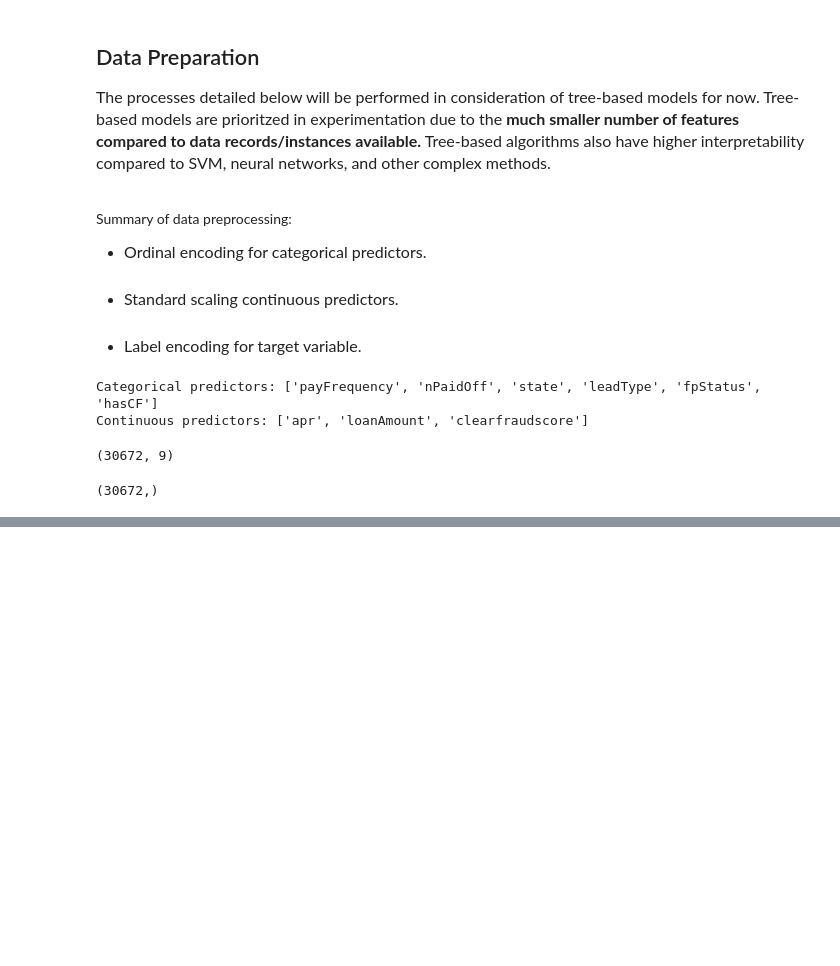
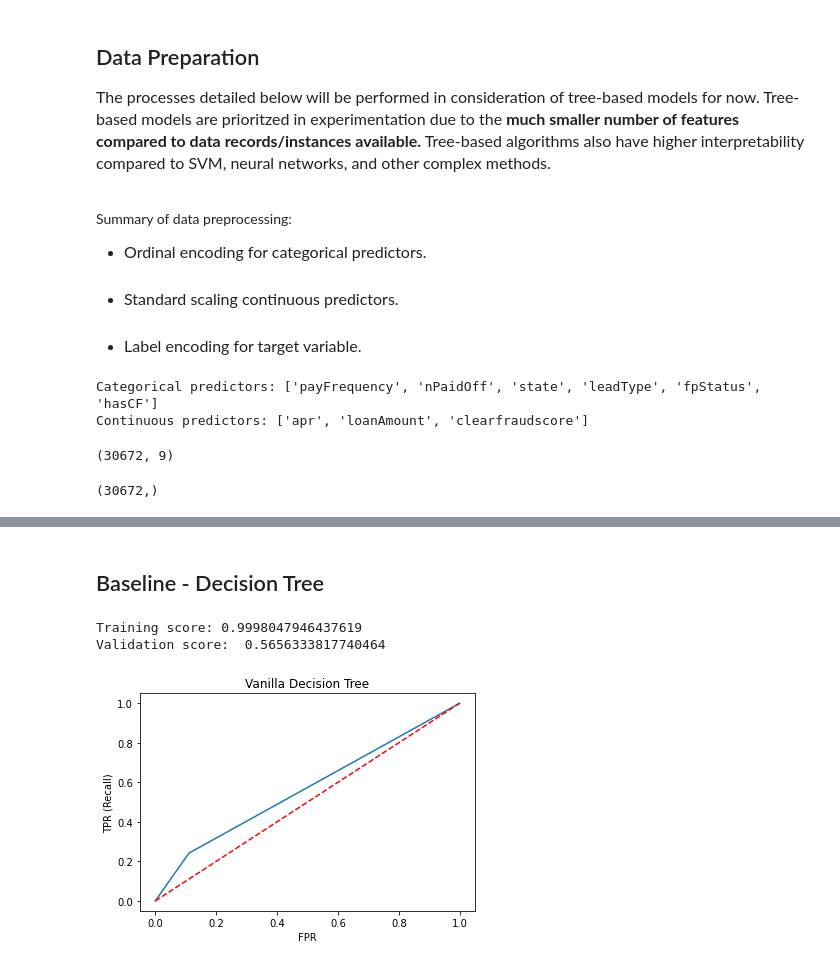
Before and after one commit to Mkho-cs/Loan-Repayment-EDA-Predictive, a Jupyter notebook: notebooks/modelling.ipynb, the cells around one changed output, grey strips where cells are left out. Cells and saved outputs as stored; diff of their text form; code cells hidden in the pictures; blank space fills up the shorter version.

Commit message:
Added vanilla baseline and novel models

```diff
--- a/notebooks/modelling.ipynb
+++ b/notebooks/modelling.ipynb
@@ -107,7 +106,7 @@ print(y_prep.shape)
 (30672,)
 # %%
 # Split into train-validation
-x_train, x_val, y_train, y_val = train_test_split(x_prep, y_prep, train_size=0.75, random_state=12345)
+x_train, x_val, y_train, y_val = train_test_split(x_prep, y_prep, test_size=0.3, random_state=12345)
 print(x_train.shape, x_val.shape)
 print(y_train.shape, y_val.shape)
 # %% [output]
@@ -115,0 +125,17 @@ print(y_train.shape, y_val.shape)
+# %%
+# Dictionary for utils functions
+train = {0: x_train, 1: y_train}
+val = {0: x_val, 1: y_val}
+# %% [markdown]
+## Baseline - Decision Tree
+# %%
+vanilla_dt = DecisionTreeClassifier()
+vanilla_dt.fit(x_train, y_train)
+train_roc_auc, val_roc_auc = mod.evaluate_roc_auc(vanilla_dt, train, val)
+print("Training score:", train_roc_auc)
+print("Validation score: ", val_roc_auc)
+mod.plot_roc(vanilla_dt, val, "Vanilla Decision Tree")
+# %% [output]
+Training score: 0.9998047946437619
+Validation score:  0.5656333817740464
+[figure, added]
```
Also changed, not shown: parts of 10 cells of this notebook.
